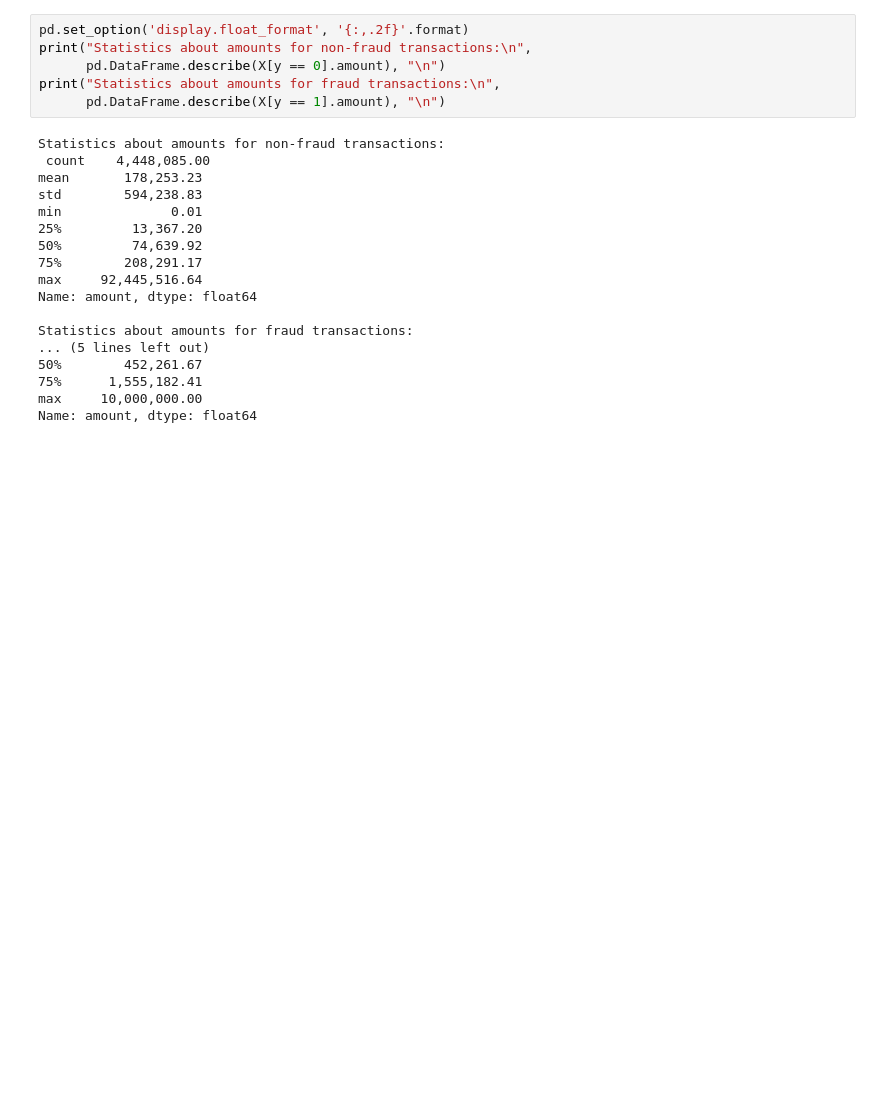
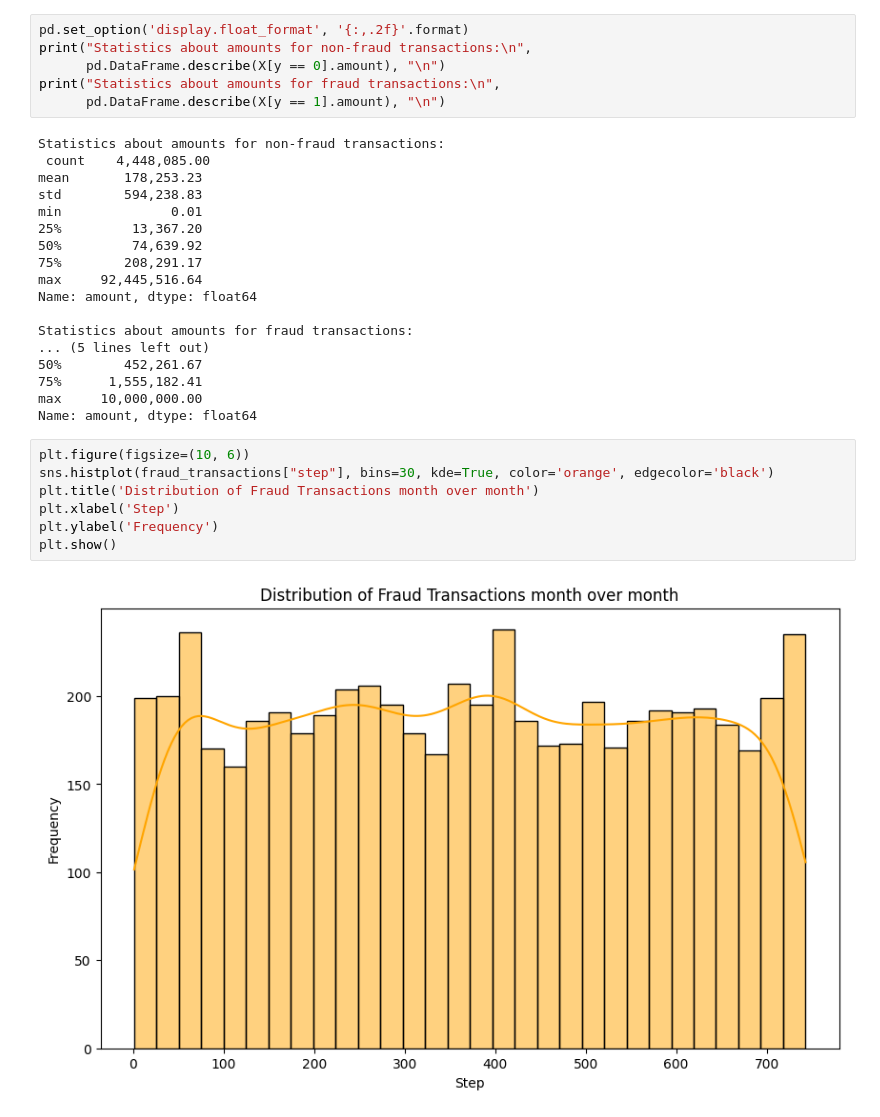
Before and after one commit to rtiwari6-stats/fraud-classifier, a Jupyter notebook: Online_Payments_Fraud_Detection.ipynb, the cells around one changed output. Cells and saved outputs as stored; diff of their text form; blank space fills up the shorter version.

```diff
--- a/Online_Payments_Fraud_Detection.ipynb
+++ b/Online_Payments_Fraud_Detection.ipynb
@@ -208,3 +209,12 @@ Statistics about amounts for fraud transactions:
 75%      1,555,182.41
 max     10,000,000.00
 Name: amount, dtype: float64
+# %%
+plt.figure(figsize=(10, 6))
+sns.histplot(fraud_transactions["step"], bins=30, kde=True, color='orange', edgecolor='black')
+plt.title('Distribution of Fraud Transactions month over month')
+plt.xlabel('Step')
+plt.ylabel('Frequency')
+plt.show()
+# %% [output]
+[figure, added]
```
Also changed, not shown: parts of 8 cells of this notebook.
